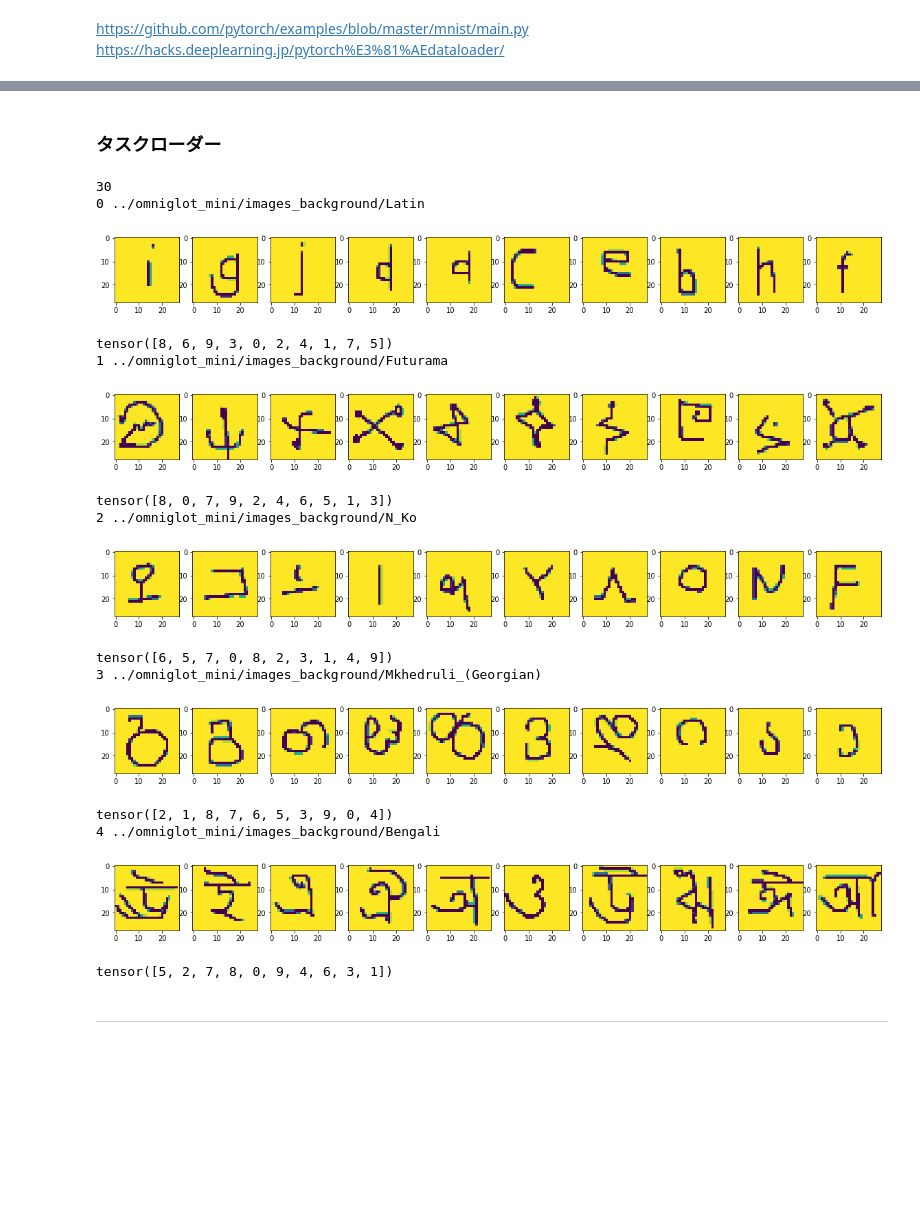
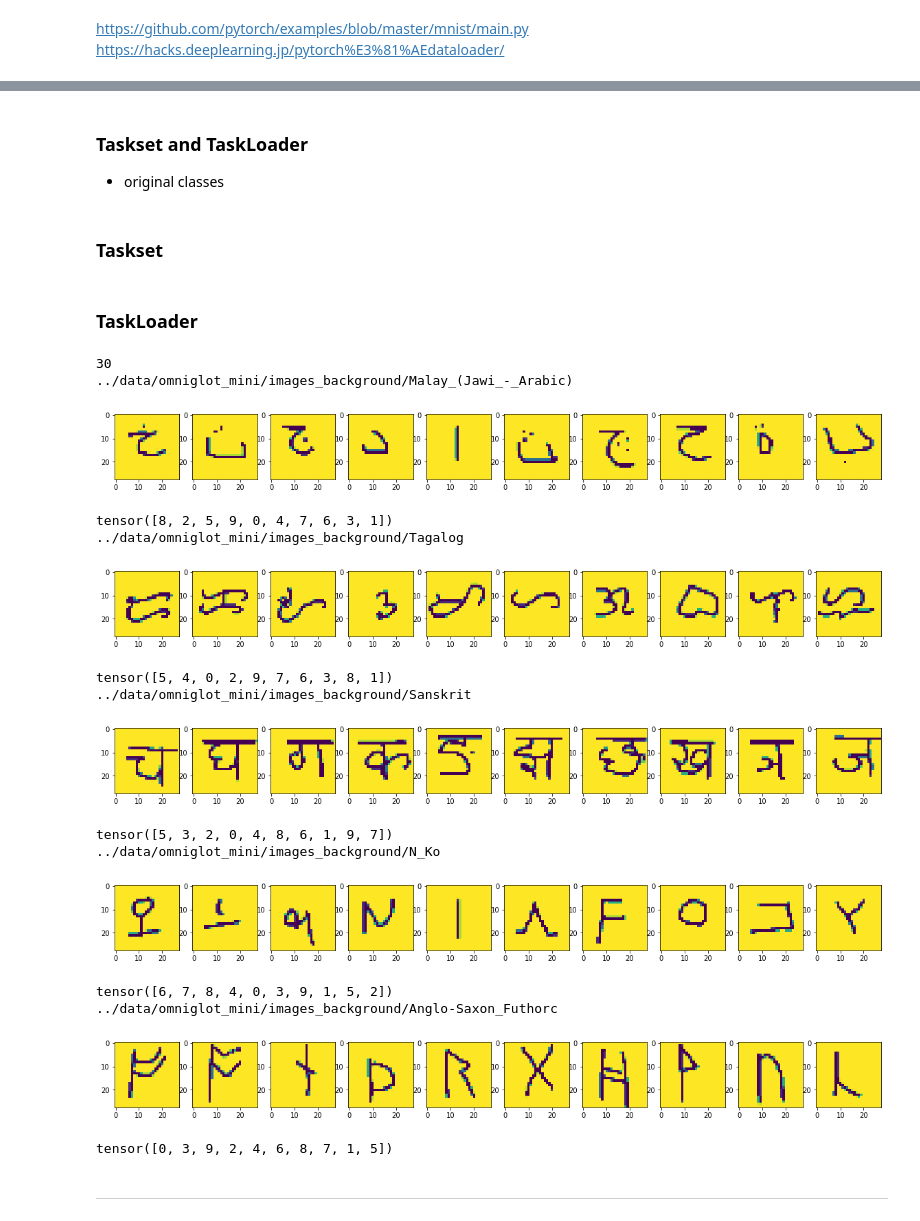
Before and after one commit to naruya/maml-pytorch, a Jupyter notebook: notebooks/maml.ipynb, the cells around one changed output, grey strips where cells are left out. Drawn from its saved outputs; the diff is of its cells as text; code cells hidden in the pictures; blank space fills up the shorter version.

```diff
--- a/notebooks/maml.ipynb
+++ b/notebooks/maml.ipynb
@@ -153,13 +153,6 @@ FileNotFoundError: [Errno 2] No such file or directory: '../data/omniglot_mini/i
 # %%
-batch_size = n_class # batch_size==1だとバグる
-lr = 0.01
-momentum = 0.5
-epochs = 1000
-
-device = 'cuda' if torch.cuda.is_available() else 'cpu'
-
 local_task_train_data_loader = DataLoader(
-    OmniglotDataset("../omniglot_mini/images_background/Japanese_(hiragana)/",
+    OmniglotDataset("../data/omniglot_mini/images_background/Japanese_(hiragana)/",
                     n_class=n_class,
                     train=True,
                     train_indices=[0],
@@ -169,7 +162,7 @@ local_task_train_data_loader = DataLoader(
     batch_size=batch_size, shuffle=True)
 
 local_task_test_data_loader = DataLoader(
-    OmniglotDataset("../omniglot_mini/images_background/Japanese_(hiragana)/",
+    OmniglotDataset("../data/omniglot_mini/images_background/Japanese_(hiragana)/",
                     n_class=n_class,
                     train=False,
                     train_indices=[0],
@@ -179,9 +172,9 @@ local_task_test_data_loader = DataLoader(
     batch_size=batch_size, shuffle=True)
 
 model = OmniglotNet(n_class=20).to(device)
-optimizer = optim.SGD(model.parameters(), lr=lr, momentum=momentum)
+optimizer = optim.SGD(model.parameters(), lr=0.01, momentum=0.5)
 
-with tqdm(range(1, epochs + 1)) as _tqdm:
+with tqdm(range(1, 1000 + 1)) as _tqdm:
     for epoch in _tqdm:
         train(model, device, local_task_train_data_loader, optimizer, epoch)
         temp_loss, temp_acc = test(model, device, local_task_test_data_loader)
@@ -191,3 +182,6 @@ with tqdm(range(1, epochs + 1)) as _tqdm:
+# %% [markdown]
+### Taskset and TaskLoader
+- original classes
 # %%
 class Taskset(object):
     def __getitem__(self, index):
@@ -205,6 +199,8 @@ class TaskLoader(object):
         return self.taskset[next(self.sample_iter)]
     def __len__(self):
         return NotImplementedError
+# %% [markdown]
+### Taskset
 # %%
 class OmniglotTaskset(Taskset):
     def __init__(self, path_to_omniglot, n_class, n_shot, meta_train):
@@ -247,43 +243,43 @@ class OmniglotTaskset(Taskset):
                 "task": self.tasks[idx]
                }
 # %% [markdown]
-### タスクローダー
+### TaskLoader
 # %%
-batch_size = n_class
+meta_train_task_loader = TaskLoader(
+    OmniglotTaskset("../data/omniglot_mini/", meta_train=True, n_class=n_class, n_shot=n_shot)
+)
 
-meta_train_task_loader = TaskLoader(
-    OmniglotTaskset("../omniglot_mini/", meta_train=True, n_class=n_class, n_shot=n_shot)
-)
 print(len(meta_train_task_loader.taskset))
+
 for task_i, meta_train_task in enumerate(meta_train_task_loader):
-    print(task_i, meta_train_task["task"])
+    print(meta_train_task["task"])
     local_task_train_data_loader = meta_train_task["train"]
     for batch in local_task_train_data_loader:
         plt.figure(figsize=(20,2))
         for i, (image, label) in enumerate(zip(batch[0], batch[1])):
             plt.subplot(1, batch_size, i+1)
             plt.imshow(image[0]) # image.shape=[1,28,28]
         plt.show()
         print(batch[1])
     if task_i==4:
         break
 # %% [output]
 30
-0 ../omniglot_mini/images_background/Latin
+../data/omniglot_mini/images_background/Malay_(Jawi_-_Arabic)
-[figure, old version]
+[figure, new version]
-tensor([8, 6, 9, 3, 0, 2, 4, 1, 7, 5])
-1 ../omniglot_mini/images_background/Futurama
+tensor([8, 2, 5, 9, 0, 4, 7, 6, 3, 1])
+../data/omniglot_mini/images_background/Tagalog
-[figure, old version]
+[figure, new version]
-tensor([8, 0, 7, 9, 2, 4, 6, 5, 1, 3])
-2 ../omniglot_mini/images_background/N_Ko
+tensor([5, 4, 0, 2, 9, 7, 6, 3, 8, 1])
+../data/omniglot_mini/images_background/Sanskrit
-[figure, old version]
+[figure, new version]
-tensor([6, 5, 7, 0, 8, 2, 3, 1, 4, 9])
-3 ../omniglot_mini/images_background/Mkhedruli_(Georgian)
+tensor([5, 3, 2, 0, 4, 8, 6, 1, 9, 7])
+../data/omniglot_mini/images_background/N_Ko
-[figure, old version]
+[figure, new version]
-tensor([2, 1, 8, 7, 6, 5, 3, 9, 0, 4])
-4 ../omniglot_mini/images_background/Bengali
+tensor([6, 7, 8, 4, 0, 3, 9, 1, 5, 2])
+../data/omniglot_mini/images_background/Anglo-Saxon_Futhorc
-[figure, old version]
+[figure, new version]
-tensor([5, 2, 7, 8, 0, 9, 4, 6, 3, 1])
+tensor([0, 3, 9, 2, 4, 6, 8, 7, 1, 5])
 # %% [markdown]
 ---
 # %% [markdown]
```
Also changed, not shown: parts of 12 cells of this notebook, 1 other file.
